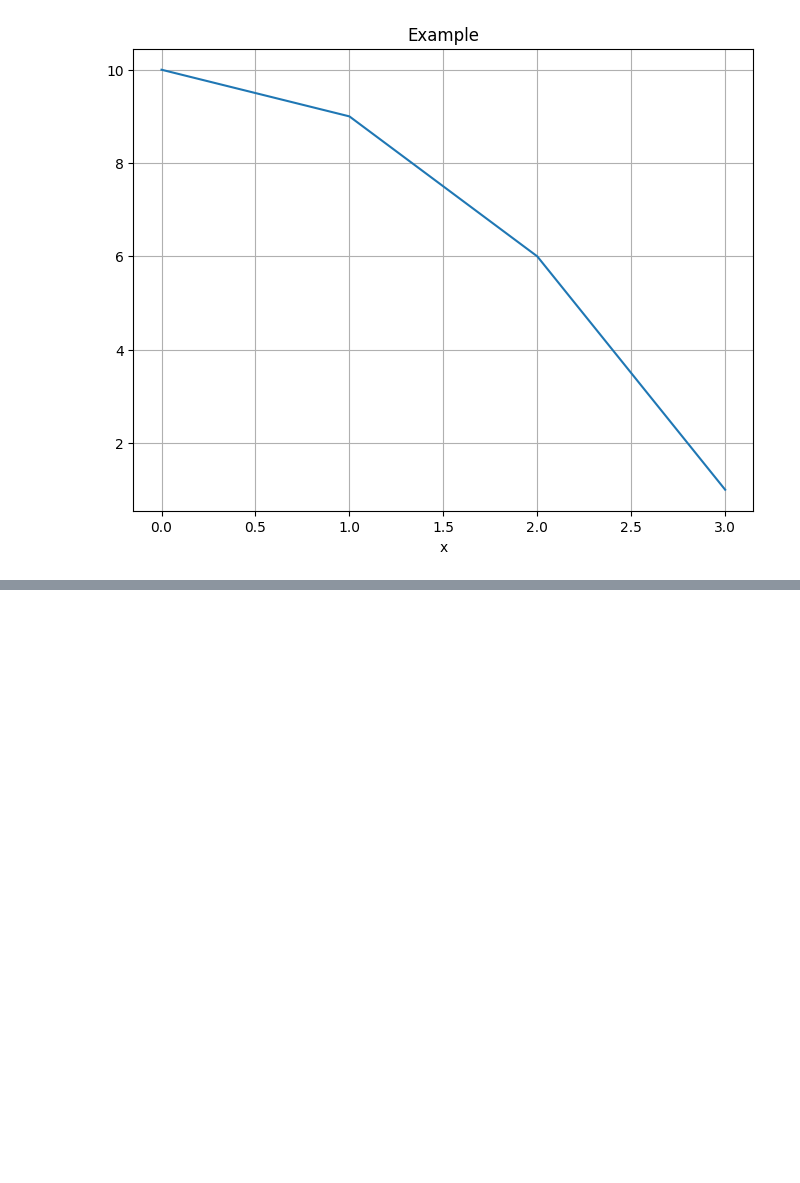
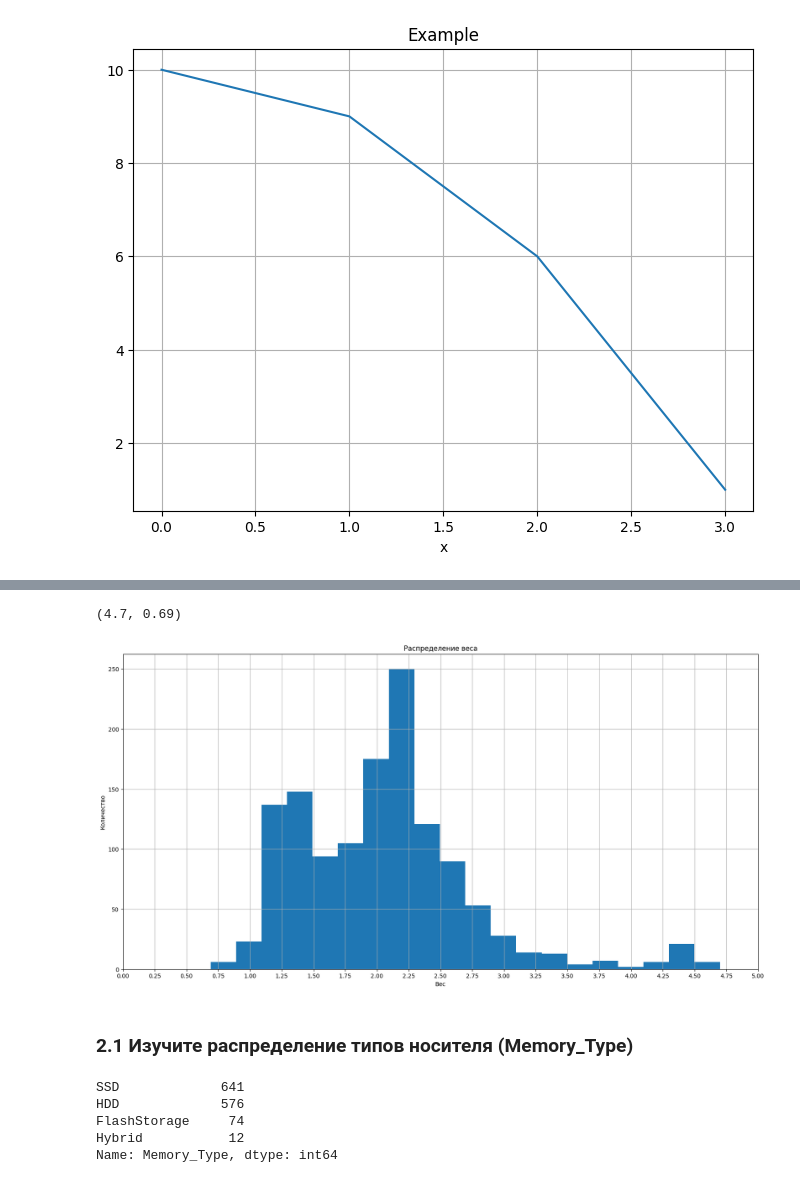
Before and after one commit to Olga643/Example, a Jupyter notebook: Untitled19.ipynb, the cells around one changed output, grey strips where cells are left out. Cells and saved outputs as stored; diff of their text form; code cells hidden in the pictures; blank space fills up the shorter version.

```diff
--- a/Untitled19.ipynb
+++ b/Untitled19.ipynb
@@ -16,0 +87,25 @@ plt.grid()
+# %%
+df['Weight'].max(), df['Weight'].min()
+# %% [output]
+(4.7, 0.69)
+# %%
+plt.figure(figsize=(20, 10))
+plt.hist(df['Weight'], bins=20)
+plt.title('Распределение веса')
+plt.xlabel('Вес')
+plt.ylabel('Количество')
+plt.xticks([ i/100 for i in range(0, 501, 25)])
+plt.grid();
+# %% [output]
+[figure, added]
+# %% [markdown]
+### 2.1 Изучите распределение типов носителя (Memory_Type)
+# %%
+data = df['Memory_Type'].value_counts()
+data
+# %% [output]
+SSD             641
+HDD             576
+FlashStorage     74
+Hybrid           12
+Name: Memory_Type, dtype: int64
```
Also changed, not shown: parts of 38 cells of this notebook.
